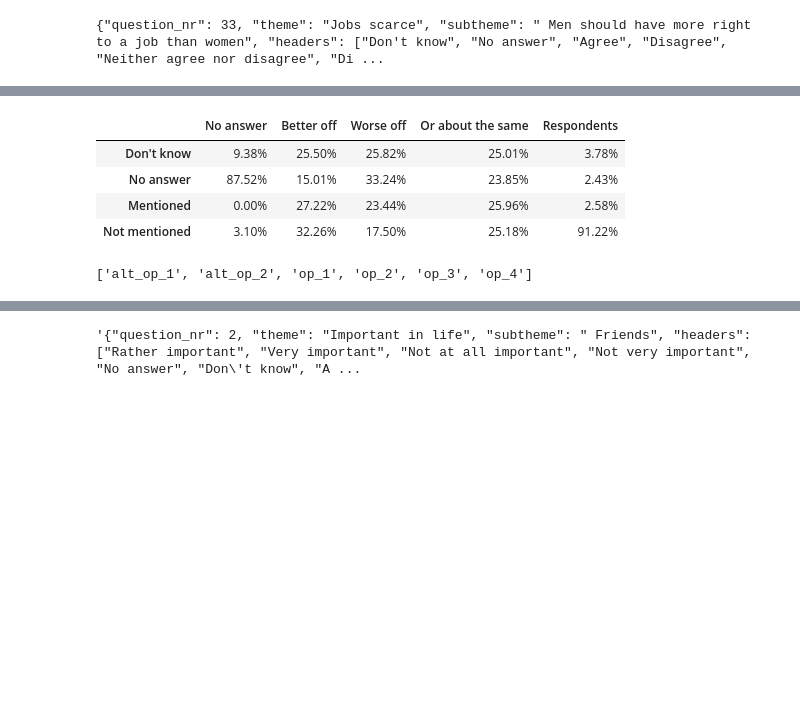
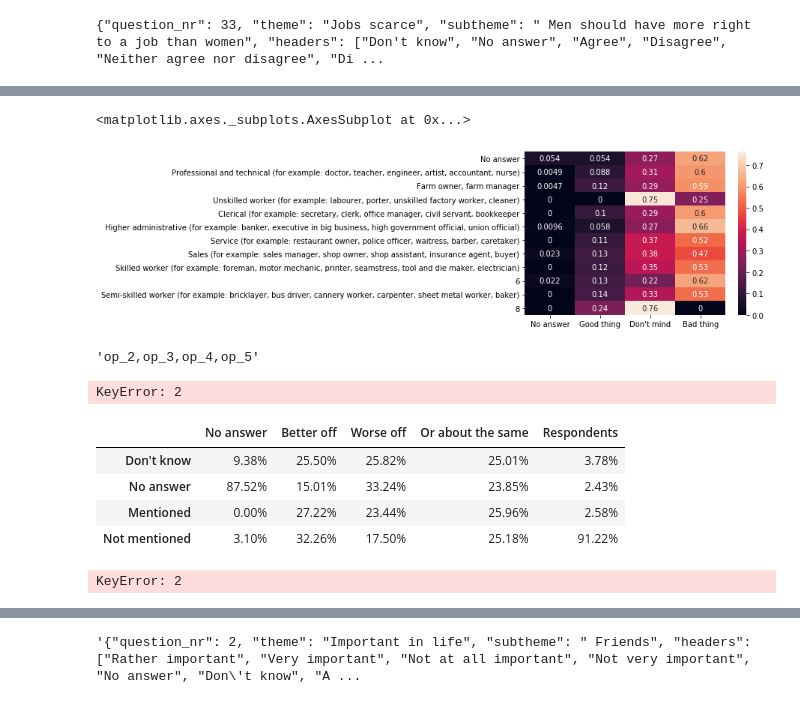
Before and after one commit to augustlidfeldt/country_explorer, a Jupyter notebook: notebooks/api_dev.ipynb, the cells around one changed output, grey strips where cells are left out. Drawn from its saved outputs; the diff is of its cells as text; code cells hidden in the pictures; blank space fills up the shorter version.

```diff
--- a/notebooks/api_dev.ipynb
+++ b/notebooks/api_dev.ipynb
@@ -334,8 +334,8 @@ ask_many_questions(question_nr=33,country_alpha=country_alpha)
 def convert_response_code_to_text(question_nr, question_position, results):
 # Get the set of response_codes that were possible in the answers, can be different for different countries
     nr_columns = list(set(map(lambda a : a[question_position],results)))
-    print(results)
-    print(nr_columns)
+    #print(results)
+    #print(nr_columns)
 
     if int(question_nr) == 289:
         for i in range(len(nr_columns)):
@@ -343,9 +343,14 @@ def convert_response_code_to_text(question_nr, question_position, results):
                 nr_columns[i] = '10'
 
     # Convert the numeric response codes in the answer to text response codes in database
-    text_columns = ",".join(list(map(lambda a : answer_dict[a],nr_columns)))
+    #text_columns = ",".join(list(map(lambda a : answer_dict[a],nr_columns)))
 
-    print(text_columns)
+    text_columns = []
+    for a in nr_columns:
+        if a in answer_dict.keys(): text_columns.append(answer_dict[a])
+
+    text_columns = ",".join(text_columns)
+    #print(text_columns)
 
     # Answers query
     select_answers = f"""
@@ -395,8 +400,18 @@ def cross_questions(question_nr_1, question_nr_2, country):
     res_df = res_df.div(res_df.sum(axis=1), axis=0)#.style.format("{:.2%}")
     res_df['Respondents'] = totals
 
-    display(res_df.iloc[:,:-1].style.format("{:.2%}"))
-    return res_df
+    #display(res_df.iloc[:,:])#-1].style.format("{:.2%}"))
 
-test_mat= cross_questions(289,56,'JPN')
+    # Convert data frame to dictionary to allow for easy adding to larger dictionary (to be converted to JSON format)
+    res_dict = res_df.iloc[:, :].to_dict(orient='split')
+
+    response = {"question_nr": [question_nr_1, question_nr_2], "theme": [theme_1, theme_2], "subtheme": [subtheme_1, subtheme_2],
+                "headers": res_dict['columns'], "cross_categories": res_dict['index'], "rows": res_dict['data']}
+
+    # Convert dict to JSON before returning
+    return json.dumps(response)
+
+cross_questions(281,51,'USA')
+
+#sns.heatmap(test_mat, annot=True)
 # %% [output]
@@ -429,3 +424,30 @@ test_mat.iloc[:,:-1]
+# %%
+import numpy as np
+from pandas import DataFrame
+import seaborn as sns
+%matplotlib inline
+
+#percentage_map =
+sns.heatmap(test_mat, annot=True)
+# %% [output]
+<matplotlib.axes._subplots.AxesSubplot at 0x...>
+[figure, added]
+# %%
+nr_columns = ['2', '3', '4', '5','0']
+#",".join(answer_dict[a] for a in nr_columns)
+text_columns = []
+for a in nr_columns:
+    if a in answer_dict.keys(): text_columns.append(answer_dict[a])
+
+text_columns = ",".join(text_columns)
+
+#a in answer_dict.keys()
+# %% [output]
+'op_2,op_3,op_4,op_5'
+# %%
+answer_dict[2]
+# %% [output]
+KeyError: 2
 # %%
 test_mat.div(test_mat.sum(axis=0), axis=1).style.format("{:.2%}")
 # %% [output]
@@ -435,9 +457,10 @@ test_mat.div(test_mat.sum(axis=0), axis=1).style.format("{:.2%}")
 | Mentioned | 0.00% | 27.22% | 23.44% | 25.96% | 2.58% |
 | Not mentioned | 3.10% | 32.26% | 17.50% | 25.18% | 91.22% |
 # %%
+nr_columns = [2, 3, 4, 5]
 list(map(lambda a : answer_dict[a],nr_columns))
 # %% [output]
-['alt_op_1', 'alt_op_2', 'op_1', 'op_2', 'op_3', 'op_4']
+KeyError: 2
 # %%
 res_df['Answers'] = res_df.sum(axis=1)
 res_df.iloc[:,:-1] = res_df.iloc[:,:-1].div(res_df['Answers'], axis=0).round(3)
```
Also changed, not shown: parts of 3 cells of this notebook, 3 other files.
